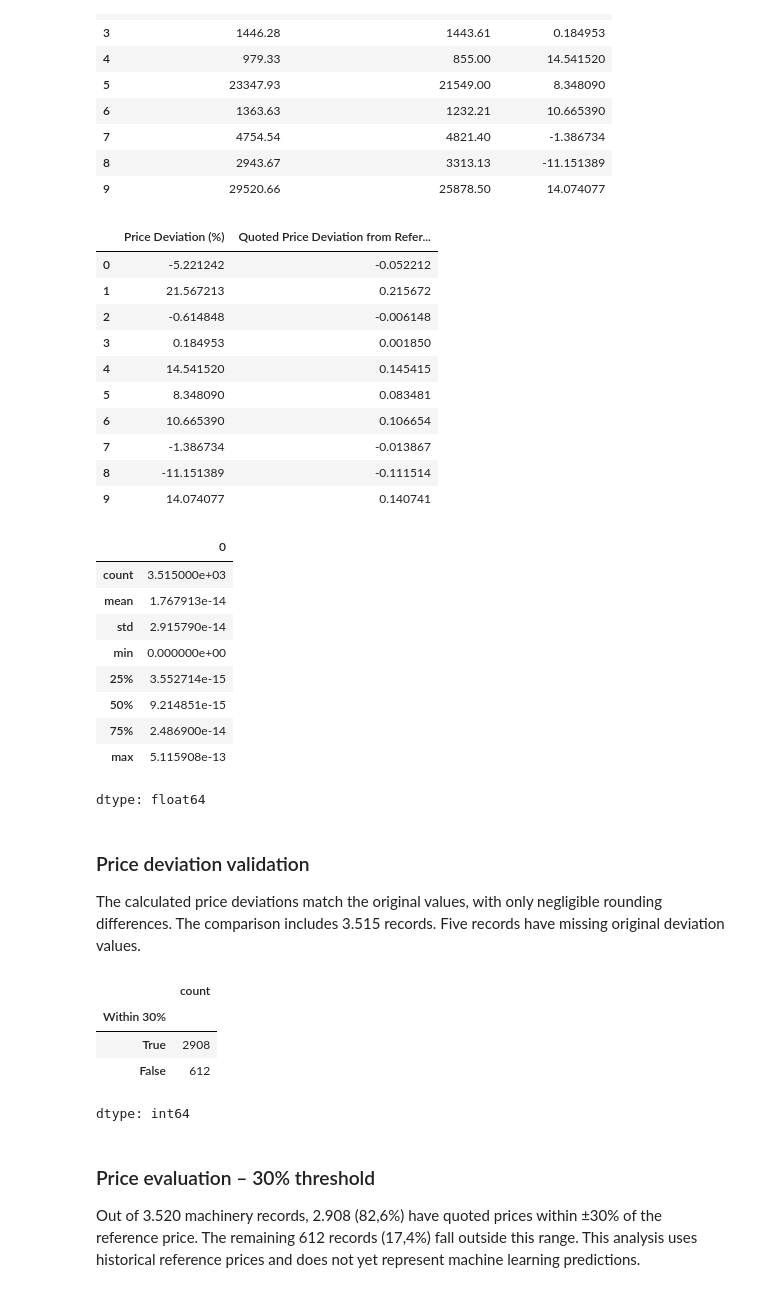
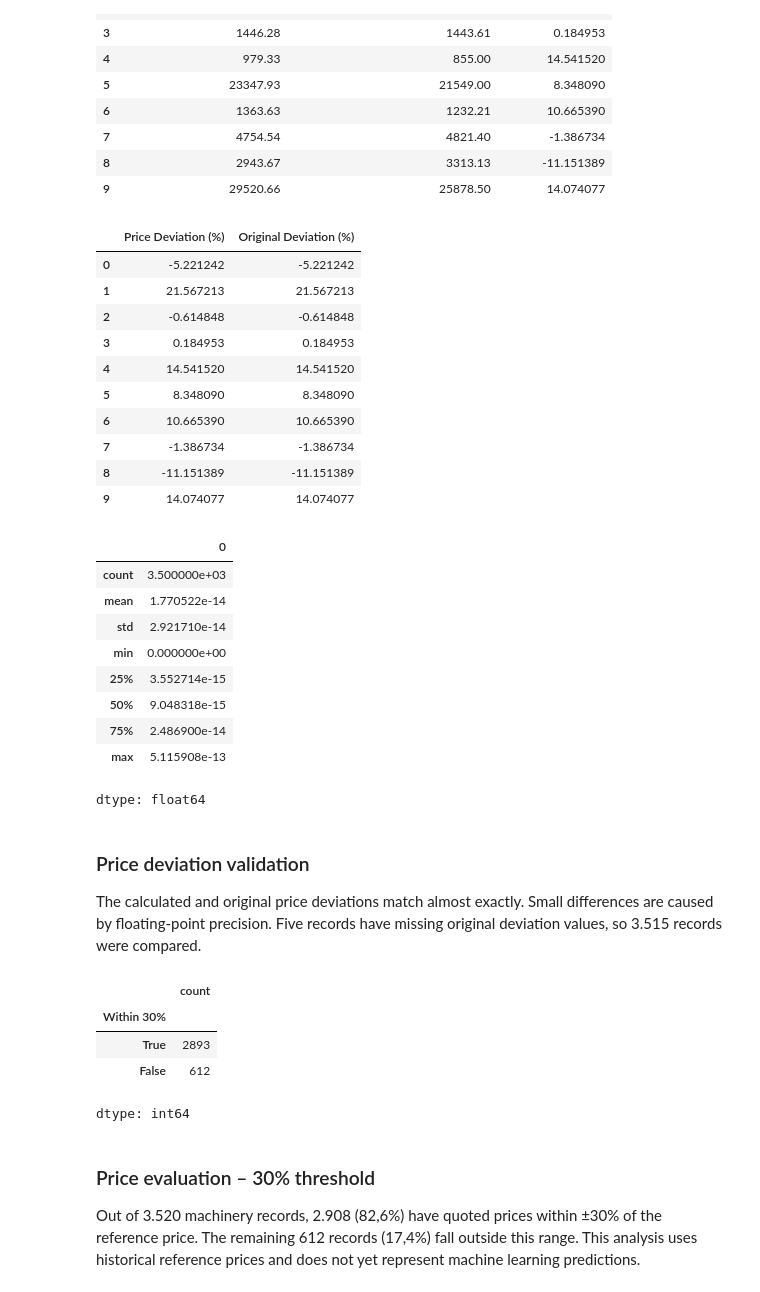
Before and after one commit to milatovicdanka90-maker/dsb_capstone, a Jupyter notebook: 01_EDA.ipynb, the cells around one changed output. Drawn from its saved outputs; the diff is of its cells as text; code cells hidden in the pictures.

```diff
--- a/01_EDA.ipynb
+++ b/01_EDA.ipynb
@@ -538,0 +535,6 @@ I found 16 duplicate rows, mostly related to PTO shafts. Some identical items ap
+# %%
+# Removing exact duplicate records
+
+prices_clean = prices_clean.drop_duplicates().copy()
+
+prices_clean.shape
@@ -591,47 +599,48 @@ prices_analysis[
 | 7 | 4754.54 | 4821.40 | -1.386734 |
 | 8 | 2943.67 | 3313.13 | -11.151389 |
 | 9 | 29520.66 | 25878.50 | 14.074077 |
+# %%
+# Converting original deviations to percentages
+prices_analysis["Original Deviation (%)"] = (
+    prices_analysis["Quoted Price Deviation from Reference (%)"] * 100)
 # %%
-# Now I'm comparing calculated and original price deviations
-
-prices_analysis[
-    ["Price Deviation (%)",
-     "Quoted Price Deviation from Reference (%)"]].head(10)
+# Now I' comparing calculated and original deviations
+prices_analysis[["Price Deviation (%)", "Original Deviation (%)"]].head(10)
 # %% [output]
-|  | Price Deviation (%) | Quoted Price Deviation from Refer... |
-| 0 | -5.221242 | -0.052212 |
-| 1 | 21.567213 | 0.215672 |
-| 2 | -0.614848 | -0.006148 |
-| 3 | 0.184953 | 0.001850 |
-| 4 | 14.541520 | 0.145415 |
-| 5 | 8.348090 | 0.083481 |
-| 6 | 10.665390 | 0.106654 |
-| 7 | -1.386734 | -0.013867 |
-| 8 | -11.151389 | -0.111514 |
-| 9 | 14.074077 | 0.140741 |
+|  | Price Deviation (%) | Original Deviation (%) |
+| 0 | -5.221242 | -5.221242 |
+| 1 | 21.567213 | 21.567213 |
+| 2 | -0.614848 | -0.614848 |
+| 3 | 0.184953 | 0.184953 |
+| 4 | 14.541520 | 14.541520 |
+| 5 | 8.348090 | 8.348090 |
+| 6 | 10.665390 | 10.665390 |
+| 7 | -1.386734 | -1.386734 |
+| 8 | -11.151389 | -11.151389 |
+| 9 | 14.074077 | 14.074077 |
 # %%
 # Checking differences between calculated and original deviations
 
 difference = (
     prices_analysis["Price Deviation (%)"] -
-    prices_analysis["Quoted Price Deviation from Reference (%)"] * 100).abs()
+    prices_analysis["Original Deviation (%)"]).abs()
 
 difference.describe()
 # %% [output]
 |  | 0 |
-| count | 3.515000e+03 |
-| mean | 1.767913e-14 |
-| std | 2.915790e-14 |
+| count | 3.500000e+03 |
+| mean | 1.770522e-14 |
+| std | 2.921710e-14 |
 | min | 0.000000e+00 |
 | 25% | 3.552714e-15 |
-| 50% | 9.214851e-15 |
+| 50% | 9.048318e-15 |
 | 75% | 2.486900e-14 |
 | max | 5.115908e-13 |
 dtype: float64
 # %% [markdown]
 ### Price deviation validation
 
-The calculated price deviations match the original values, with only negligible rounding differences. The comparison includes 3.515 records. Five records have missing original deviation values.
+The calculated and original price deviations match almost exactly. Small differences are caused by floating-point precision. Five records have missing original deviation values, so 3.515 records were compared.
 # %%
 # Checking if quoted prices are within 30% of reference prices
 
@@ -642,7 +651,7 @@ prices_analysis["Within 30%"].value_counts()
 # %% [output]
 |  | count |
 | Within 30% |  |
-| True | 2908 |
+| True | 2893 |
 | False | 612 |
 dtype: int64
 # %% [markdown]
```
Also changed, not shown: parts of 5 cells of this notebook.
